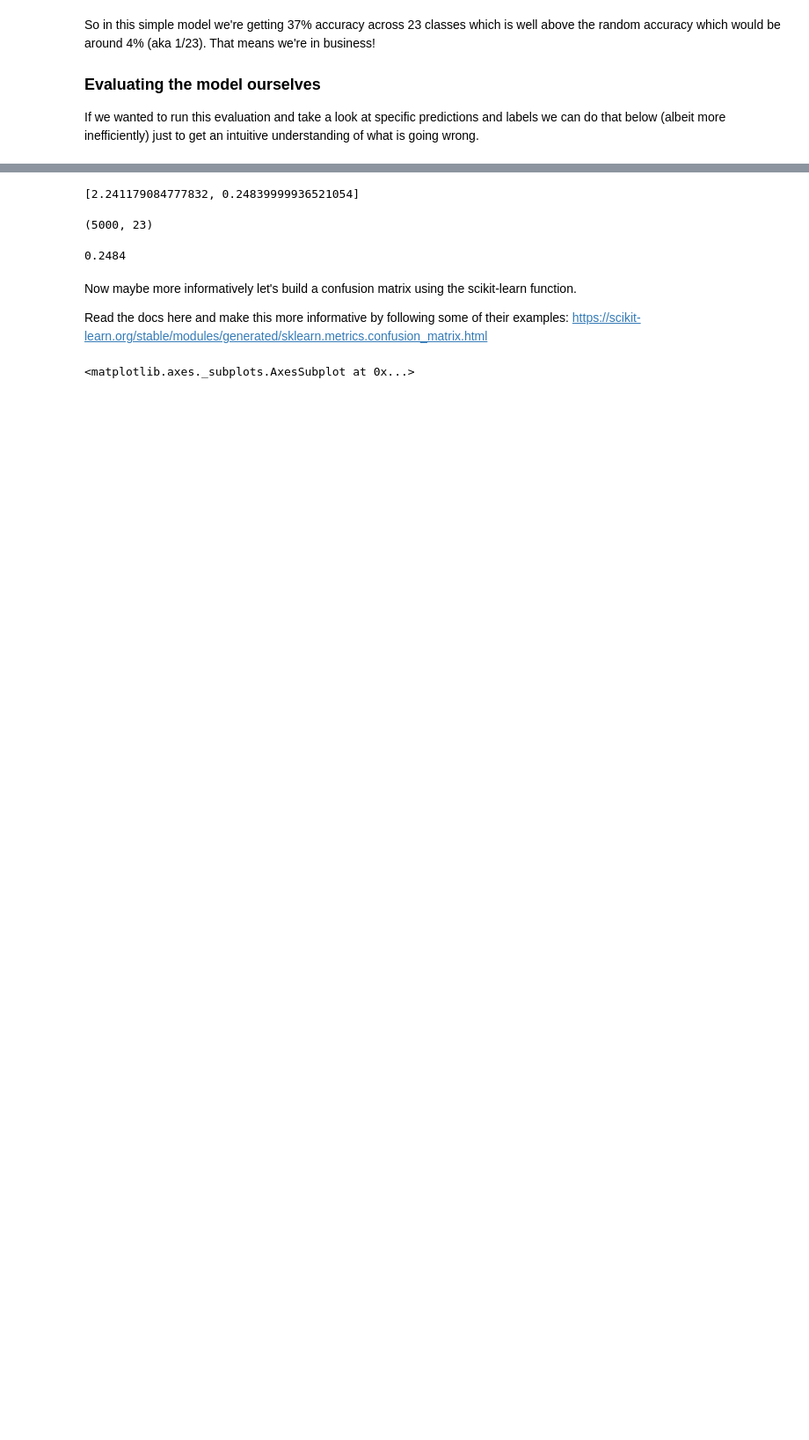
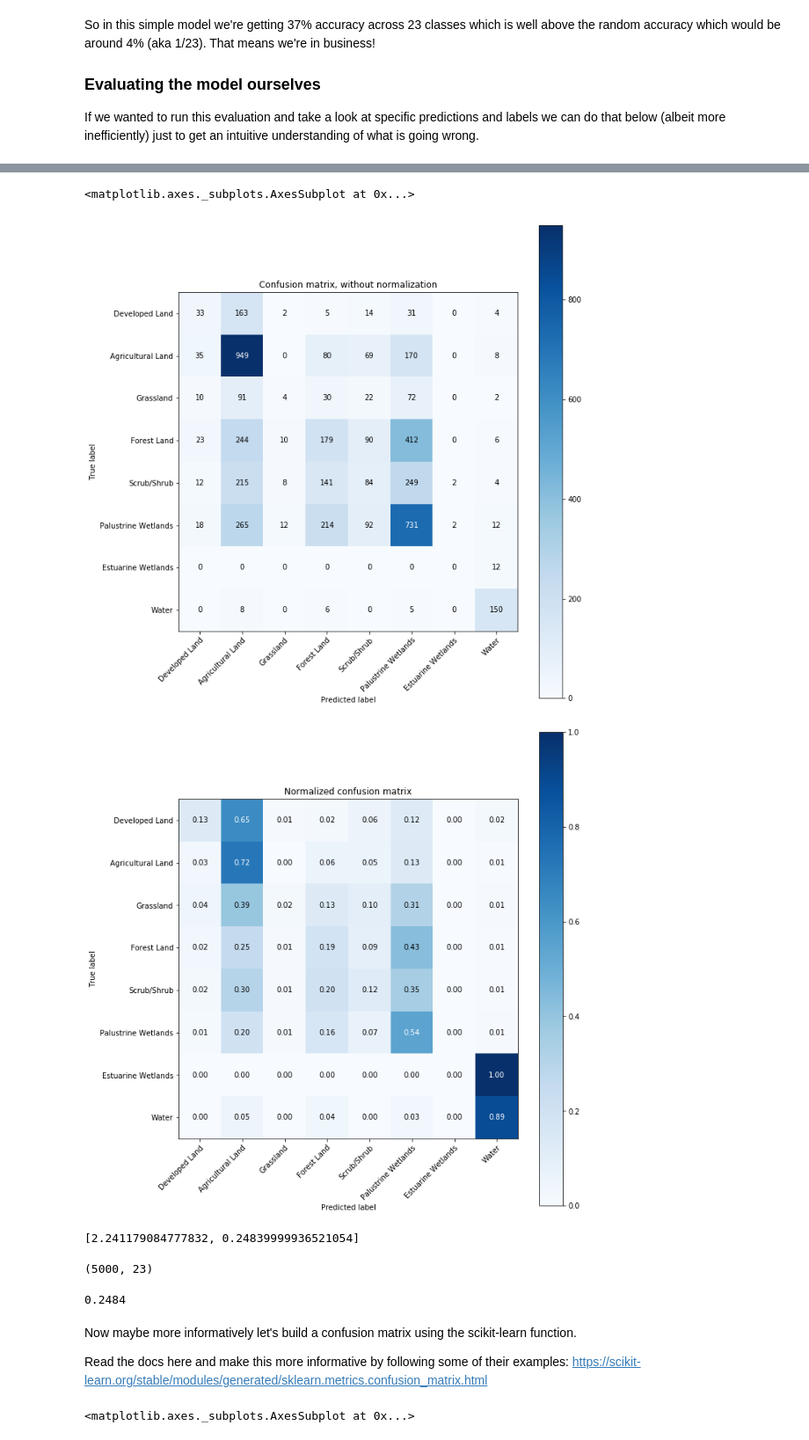
Before and after one commit to patrickcgray/landcover_rcnn, a Jupyter notebook: CNN Experimentation.ipynb, the cells around one changed output, grey strips where cells are left out. Shown at 88% size. Cells and saved outputs as stored; diff of their text form; code cells hidden in the pictures; blank space fills up the shorter version.

```diff
--- a/CNN Experimentation.ipynb
+++ b/CNN Experimentation.ipynb
@@ -489,8 +525,9 @@ metrics=['accuracy']
 
 model.compile(optimizer=sgd, loss='categorical_crossentropy', metrics=metrics)
 model.fit_generator(generator=tile_generator(landsat_datasets, label_dataset, tile_side, tile_side, train_px, batch_size),
-                    steps_per_epoch=len(train_px) // batch_size, epochs=epochs, verbose=1,
+                    steps_per_epoch=len(train_px) // batch_size, epochs=50, verbose=1,
                     validation_data=tile_generator(landsat_datasets, label_dataset, tile_side, tile_side, val_px, batch_size),
-                    validation_steps=len(val_px) // batch_size)
+                    validation_steps=len(val_px) // batch_size,
+                   shuffle=True)
 # %% [output]
 Epoch 1/50
@@ -500,0 +550,6 @@ Hint: If you want to see a list of allocated tensors when OOM happens, add repor
+# %%
+model.fit_generator(generator=tile_generator(landsat_datasets, label_dataset, tile_side, tile_side, train_px, batch_size),
+                    steps_per_epoch=len(train_px) // batch_size, epochs=epochs, verbose=1,
+                    validation_data=tile_generator(landsat_datasets, label_dataset, tile_side, tile_side, val_px, batch_size),
+                    validation_steps=len(val_px) // batch_size,
+                   shuffle=True)
@@ -500,0 +575,6 @@ Hint: If you want to see a list of allocated tensors when OOM happens, add repor
+# %%
+model.fit_generator(generator=tile_generator(landsat_datasets, label_dataset, tile_side, tile_side, train_px, batch_size),
+                    steps_per_epoch=len(train_px) // batch_size, epochs=epochs, verbose=1,
+                    validation_data=tile_generator(landsat_datasets, label_dataset, tile_side, tile_side, val_px, batch_size),
+                    validation_steps=len(val_px) // batch_size,
+                   shuffle=True)
@@ -503,5 +602,8 @@ Hint: If you want to see a list of allocated tensors when OOM happens, add repor
 
 We'll just generate 500 test pixels to evaluate it on
+# %%
+test_px, _ = gen_pixel_locations(image_datasets=landsat_datasets,
+                                       train_count=5000, val_count=0, tile_size=tile_side)
 # %% [markdown]
 Keras has a built in evaluate_generator function and because we told it above to use accuracy as a metric this function automatically outputs categorical accuracy which is what we want.
 # %%
@@ -515,10 +624,10 @@ So in this simple model we're getting 37% accuracy across 23 classes which is we
 
 If we wanted to run this evaluation and take a look at specific predictions and labels we can do that below (albeit more inefficiently) just to get an intuitive understanding of what is going wrong.
 # %%
-predictions = model.predict_generator(generator=tile_generator(landsat_datasets, label_dataset, 25, 25, test_px, batch_size),
+predictions = model.predict_generator(generator=tile_generator(landsat_datasets, label_dataset, tile_side, tile_side, test_px, batch_size),
                         steps=len(test_px) // batch_size,
                          verbose=1)
-eval_generator = tile_generator(landsat_datasets, label_dataset, 25, 25, test_px, batch_size=1)
+eval_generator = tile_generator(landsat_datasets, label_dataset, tile_side, tile_side, test_px, batch_size=1)
 labels = np.empty(predictions.shape)
 count = 0
 while count < len(test_px):
@@ -544,3 +653,6 @@ plot_confusion_matrix(label_index, pred_index, classes=np.array(list(class_names
+<matplotlib.axes._subplots.AxesSubplot at 0x...>
+[figure, added]
+[figure, added]
 # %%
 eval_generator = tile_generator(landsat_datasets, label_dataset, 25, 25, test_px, batch_size=1)
 # %%
```
Also changed, not shown: parts of 35 cells of this notebook, 3 other files.
